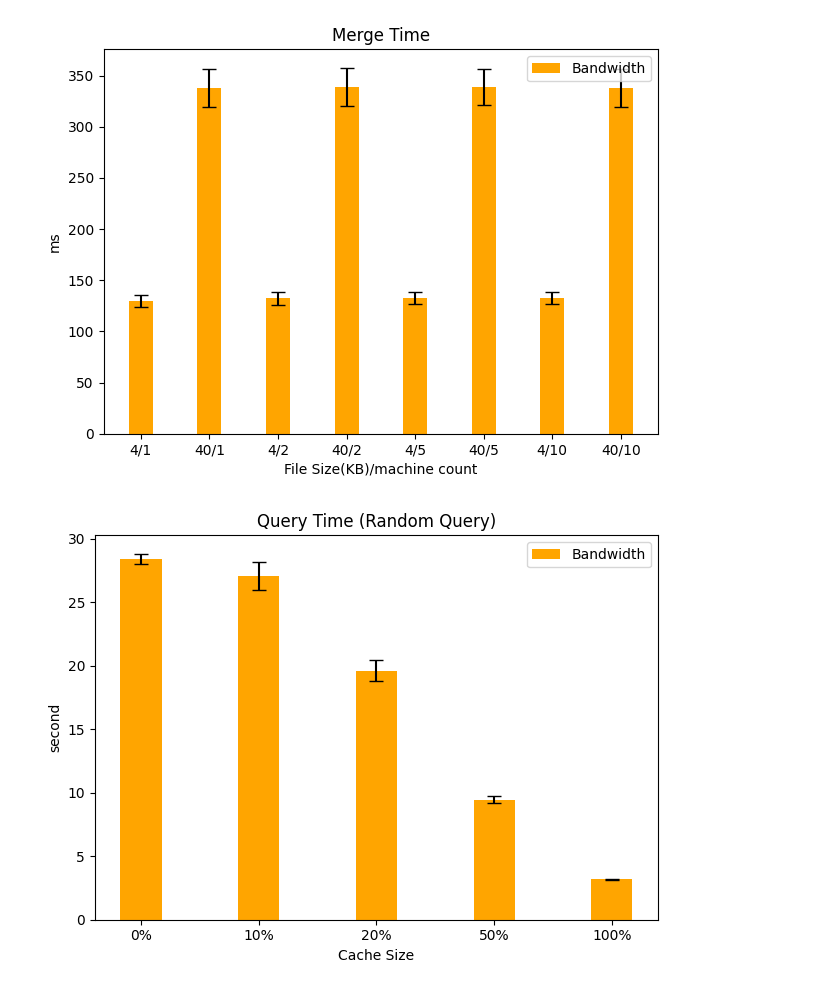
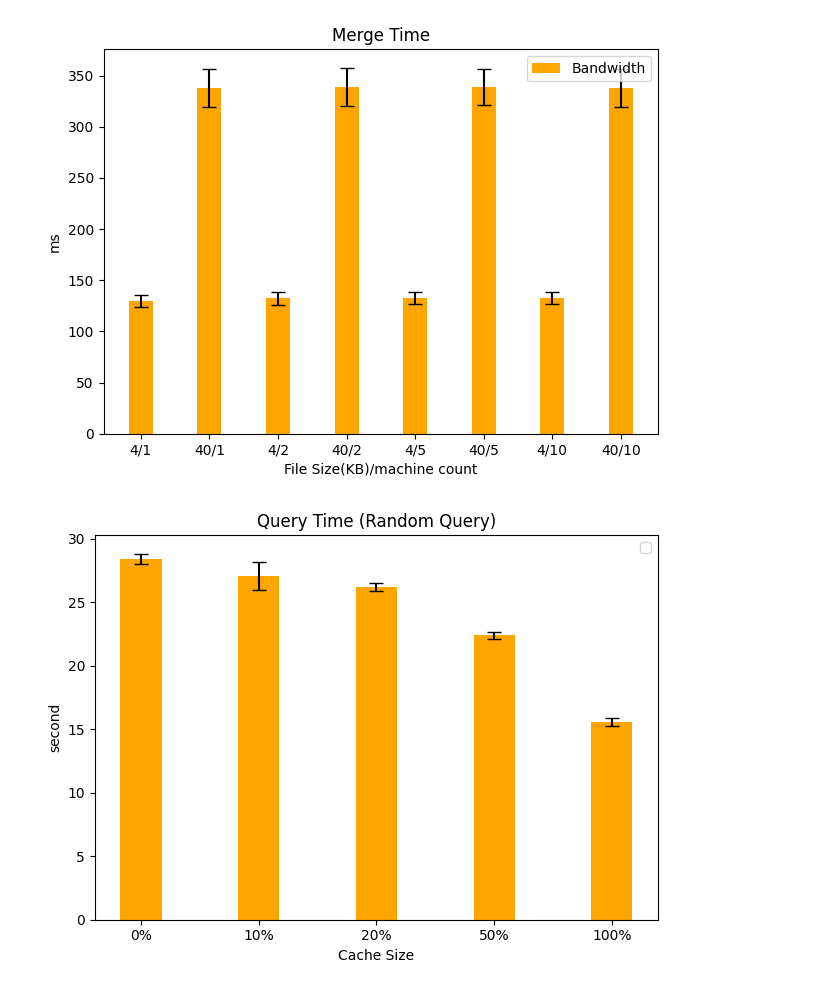
Before and after one commit to Patrick8894/RainStorm-Distributed-System, a Jupyter notebook: mp3/plot_performance.ipynb, the cells around one changed output. Cells and saved outputs as stored; diff of their text form; code cells hidden in the pictures.

Commit message:
add plot

```diff
--- a/mp3/plot_performance.ipynb
+++ b/mp3/plot_performance.ipynb
@@ -219,16 +219,16 @@ import matplotlib.pyplot as plt
 # Given arrays
 array1 = [28.71, 29.03, 28.12, 27.87, 28.22]
 array2 = [27.77, 27.28, 28.29, 26.77, 25.07]
-array3 = [20.12, 20.71, 18.78, 18.5, 19.78]
-array4 = [9.12, 9.78, 9.5, 9.78, 9.12]
-array5 = [3.21, 3.12, 3.21, 3.21, 3.21]
+array3 = [25.97, 26.65, 25.85, 26.09, 26.47]
+array4 = [22.15, 22.82, 22.59, 21.96, 22.34]
+array5 = [15.23, 15.89, 15.44, 15.17, 15.92]
 
 
-array1 = [28.23, 28.75, 29.11, 27.98, 28.42]
-array2 = [25.89, 26.74, 27.12, 26.01, 25.55]
-array3 = [14.89, 15.67, 15.32, 14.77, 15.01]
-array4 = [4.69, 4.34, 4.14, 4.89, 4.23]
-array5 = [3.34, 3.05, 3.13, 3.58, 2.98]
+# array1 = [28.23, 28.75, 29.11, 27.98, 28.42]
+# array2 = [5.12, 5.63, 5.34, 5.79, 5.22]
+# array3 = [3.61, 3.15, 3.29, 3.72, 3.04]
+# array4 = [4.69, 4.34, 4.14, 4.89, 4.23]
+# array5 = [3.34, 3.05, 3.13, 3.58, 2.98]
 
 
 # Compute average (mean) and standard deviation
@@ -256,34 +256,34 @@ std_devs = [std_dev1, std_dev2, std_dev3, std_dev4, std_dev5]
 # Plotting
 x = np.arange(len(labels))  # the label locations
 width = 0.35  # the width of the bars
 
 fig, ax = plt.subplots()
-rects1 = ax.bar(x, means, width, label='Bandwidth', yerr=std_devs, capsize=5, color=['orange'])
+rects1 = ax.bar(x, means, width, yerr=std_devs, capsize=5, color=['orange'])
 
 # Add some text for labels, title and custom x-axis tick labels, etc.
 ax.set_xlabel('Cache Size')
 ax.set_ylabel('second')
-# ax.set_title('Query Time (Random Query)')
-ax.set_title('Query Time (Frequent Query)')
+ax.set_title('Query Time (Random Query)')
+# ax.set_title('Query Time (Frequent Query)')
 ax.set_xticks(x)
 ax.set_xticklabels(labels)
 ax.legend()
 
 # Attach a text label above each bar in *rects*, displaying its height and standard deviation.
 def autolabel(rects, std_devs):
     """Attach a text label above each bar in *rects*, displaying its height and standard deviation."""
     for rect, std_dev in zip(rects, std_devs):
         height = rect.get_height()
         ax.annotate(f'{round(height, 2)}\n±{round(std_dev, 2)}',
                     xy=(rect.get_x() + rect.get_width() / 2, height),
                     xytext=(0, 3),  # 3 points vertical offset
                     textcoords="offset points",
                     ha='center', va='bottom')
 
 # autolabel(rects1, std_devs)
 
 fig.tight_layout()
 
 plt.show()
 # %% [output]
-[figure, old version]
+[figure, new version]
```
Also changed, not shown: 1 other file.
